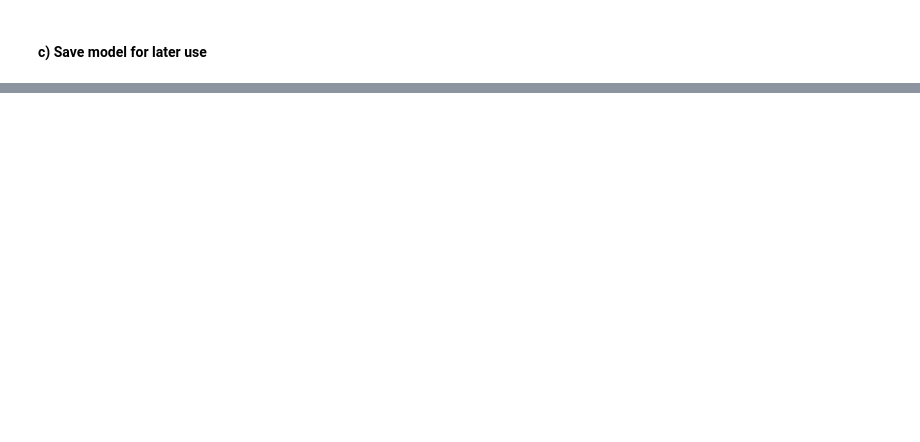
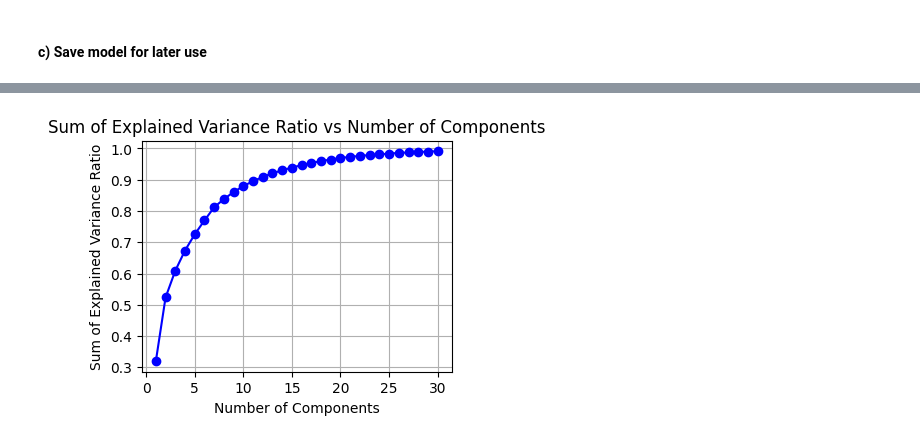
Before and after one commit to kajinmo/Sonar-Mines-vs-Rocks, a Jupyter notebook: sonar/sonar.ipynb, the cells around one changed output, grey strips where cells are left out. Drawn from its saved outputs; the diff is of its cells as text; code cells hidden in the pictures; blank space fills up the shorter version.

```diff
--- a/sonar/sonar.ipynb
+++ b/sonar/sonar.ipynb
@@ -573,7 +565,0 @@ Y = array[:,-1]
-# %%
-
-pca = PCA(n_components=3)
-pca_fit = pca.fit(X)
-print("Explained Variance Ratio: %s" % pca_fit.explained_variance_ratio_)
-print("Sum: %s" % pca_fit.explained_variance_ratio_.sum())
-print(pca_fit.components_)
@@ -767,0 +652,27 @@ makae adjustments
+# %%
+# PCA
+
+array = df.values
+X = array[:,0:-1].astype(float)
+Y = array[:,-1]
+
+# Initialize lists to store the number of components and explained variance sum
+components = list(range(1, 31))
+explained_variance_sums = []
+
+# Iterate over the range of n_components
+for n in components:
+    pca = PCA(n_components=n)
+    pca_fit = pca.fit(X)
+    explained_variance_sums.append(pca_fit.explained_variance_ratio_.sum())
+
+# Plotting
+plt.figure(figsize=(4, 3))
+plt.plot(components, explained_variance_sums, marker='o', linestyle='-', color='b')
+plt.title('Sum of Explained Variance Ratio vs Number of Components')
+plt.xlabel('Number of Components')
+plt.ylabel('Sum of Explained Variance Ratio')
+plt.grid(True)
+plt.show()
+# %% [output]
+[figure, added]
```
Also changed, not shown: parts of 34 cells of this notebook, 4 other files.
